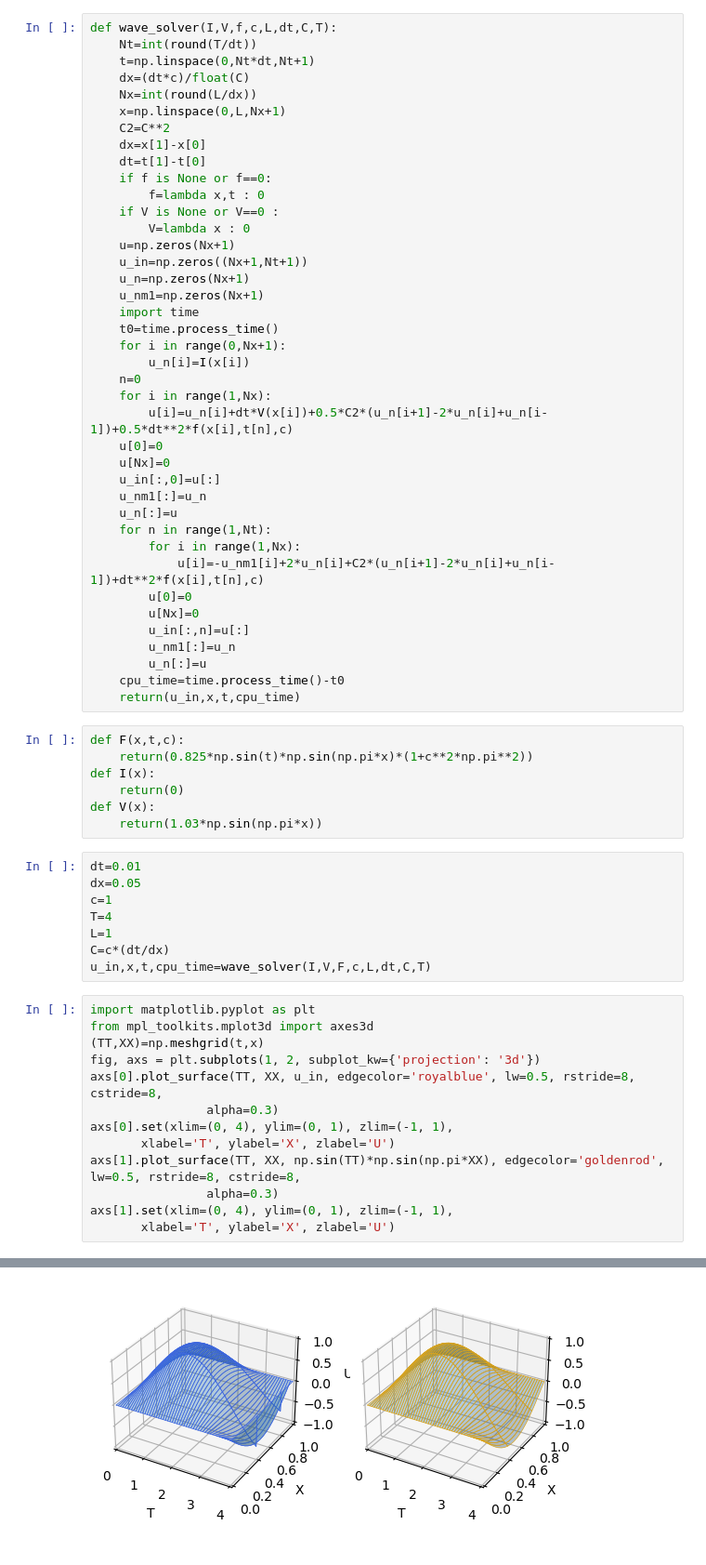
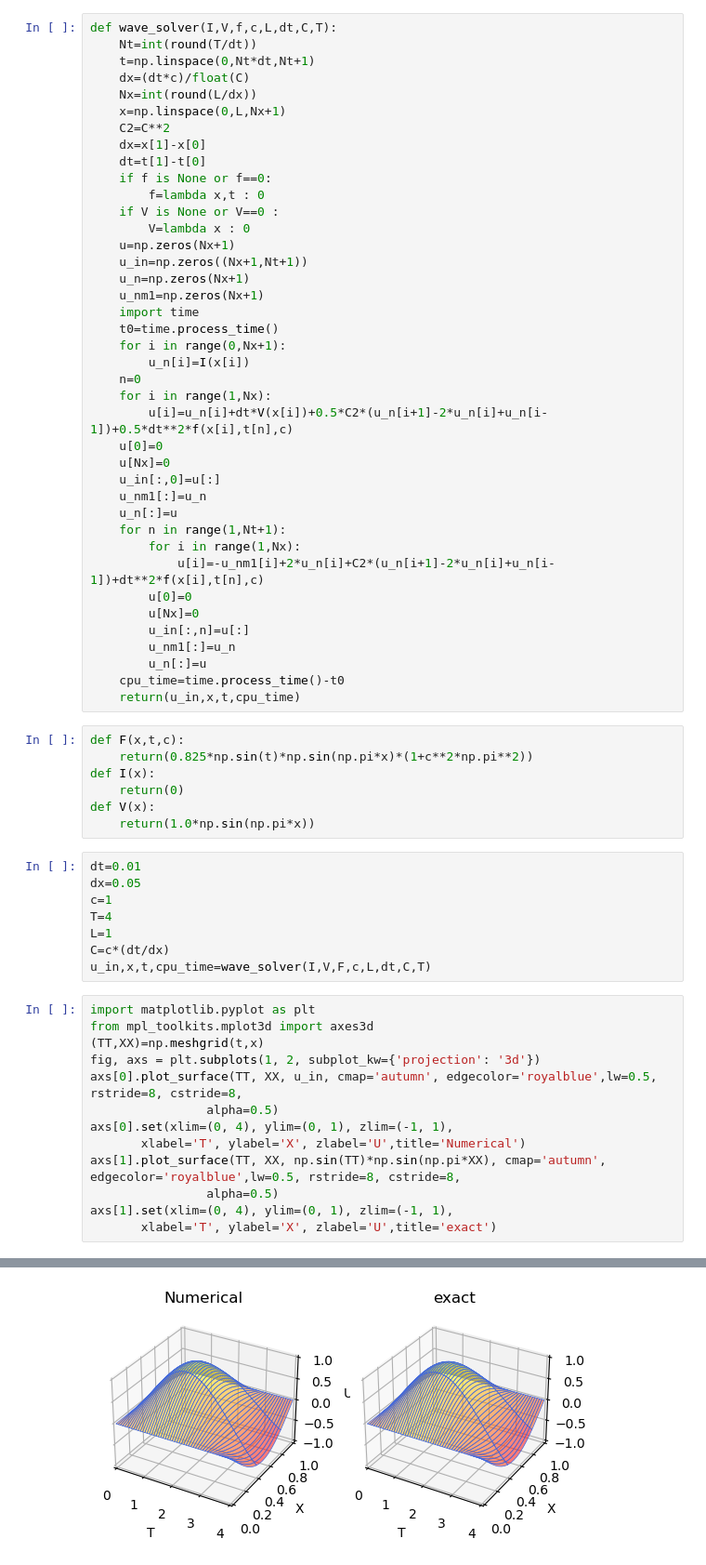
Before and after one commit to ssantellanes/CS607, a Jupyter notebook: Santellanes_Sean_HW2.ipynb, the cells around one changed output, grey strips where cells are left out. Shown at 93% size. Drawn from its saved outputs; the diff is of its cells as text.

```diff
--- a/Santellanes_Sean_HW2.ipynb
+++ b/Santellanes_Sean_HW2.ipynb
@@ -104,7 +104,7 @@ def wave_solver(I,V,f,c,L,dt,C,T):
     u_in[:,0]=u[:]
     u_nm1[:]=u_n
     u_n[:]=u
-    for n in range(1,Nt):
+    for n in range(1,Nt+1):
         for i in range(1,Nx):
             u[i]=-u_nm1[i]+2*u_n[i]+C2*(u_n[i+1]-2*u_n[i]+u_n[i-1])+dt**2*f(x[i],t[n],c)
         u[0]=0
@@ -120,7 +120,7 @@ def F(x,t,c):
 def I(x):
     return(0)
 def V(x):
-    return(1.03*np.sin(np.pi*x))
+    return(1.0*np.sin(np.pi*x))
 # %%
 dt=0.01
 dx=0.05
@@ -134,14 +134,14 @@ import matplotlib.pyplot as plt
 from mpl_toolkits.mplot3d import axes3d
 (TT,XX)=np.meshgrid(t,x)
 fig, axs = plt.subplots(1, 2, subplot_kw={'projection': '3d'})
-axs[0].plot_surface(TT, XX, u_in, edgecolor='royalblue', lw=0.5, rstride=8, cstride=8,
-                alpha=0.3)
+axs[0].plot_surface(TT, XX, u_in, cmap='autumn', edgecolor='royalblue',lw=0.5, rstride=8, cstride=8,
+                alpha=0.5)
 axs[0].set(xlim=(0, 4), ylim=(0, 1), zlim=(-1, 1),
-       xlabel='T', ylabel='X', zlabel='U')
-axs[1].plot_surface(TT, XX, np.sin(TT)*np.sin(np.pi*XX), edgecolor='goldenrod', lw=0.5, rstride=8, cstride=8,
-                alpha=0.3)
+       xlabel='T', ylabel='X', zlabel='U',title='Numerical')
+axs[1].plot_surface(TT, XX, np.sin(TT)*np.sin(np.pi*XX), cmap='autumn', edgecolor='royalblue',lw=0.5, rstride=8, cstride=8,
+                alpha=0.5)
 axs[1].set(xlim=(0, 4), ylim=(0, 1), zlim=(-1, 1),
-       xlabel='T', ylabel='X', zlabel='U')
+       xlabel='T', ylabel='X', zlabel='U',title='exact')
 # %% [output]
 [(0.0, 4.0),
  (0.0, 1.0),
@@ -152 +153 @@ axs[1].set(xlim=(0, 4), ylim=(0, 1), zlim=(-1, 1),
-[figure, old version]
+[figure, new version]
```
Also changed, not shown: parts of 1 cell of this notebook.
